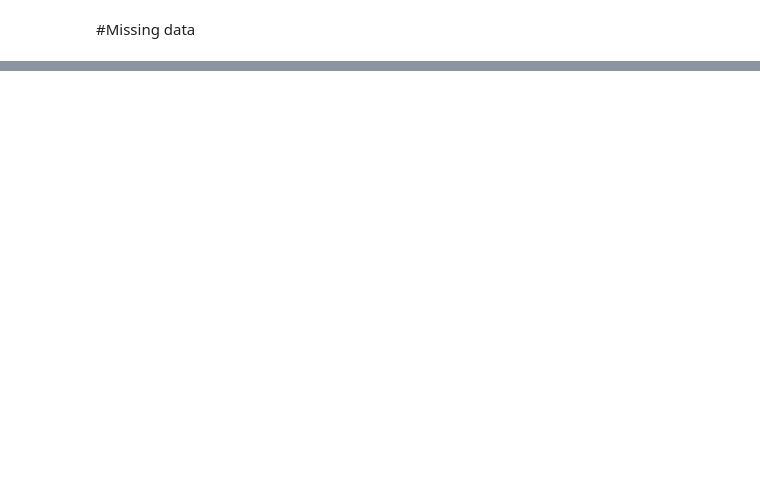
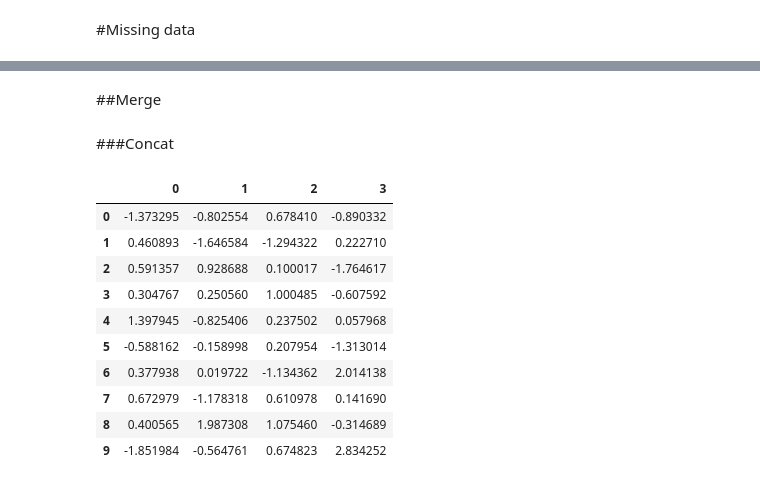
Before and after one commit to aenfield/random, a Jupyter notebook: 10MinutesToPandas.ipynb, the cells around one changed output, grey strips where cells are left out. Drawn from its saved outputs; the diff is of its cells as text; code cells hidden in the pictures; blank space fills up the shorter version.

```diff
--- a/10MinutesToPandas.ipynb
+++ b/10MinutesToPandas.ipynb
@@ -509,0 +771,19 @@ dfcopy2
+# %% [markdown]
+##Merge
+# %% [markdown]
+###Concat
+# %%
+df1 = pd.DataFrame(np.random.randn(10,4))
+df1
+# %% [output]
+|  | 0 | 1 | 2 | 3 |
+| 0 | -1.373295 | -0.802554 | 0.678410 | -0.890332 |
+| 1 | 0.460893 | -1.646584 | -1.294322 | 0.222710 |
+| 2 | 0.591357 | 0.928688 | 0.100017 | -1.764617 |
+| 3 | 0.304767 | 0.250560 | 1.000485 | -0.607592 |
+| 4 | 1.397945 | -0.825406 | 0.237502 | 0.057968 |
+| 5 | -0.588162 | -0.158998 | 0.207954 | -1.313014 |
+| 6 | 0.377938 | 0.019722 | -1.134362 | 2.014138 |
+| 7 | 0.672979 | -1.178318 | 0.610978 | 0.141690 |
+| 8 | 0.400565 | 1.987308 | 1.075460 | -0.314689 |
+| 9 | -1.851984 | -0.564761 | 0.674823 | 2.834252 |
```
Also changed, not shown: parts of 149 cells of this notebook.
